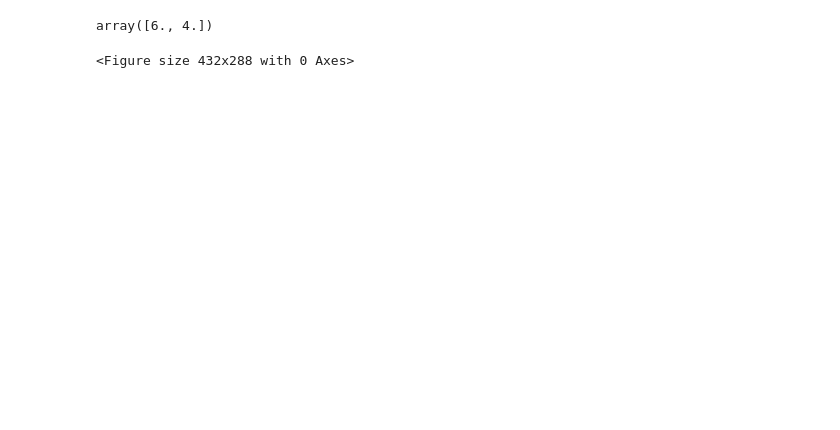
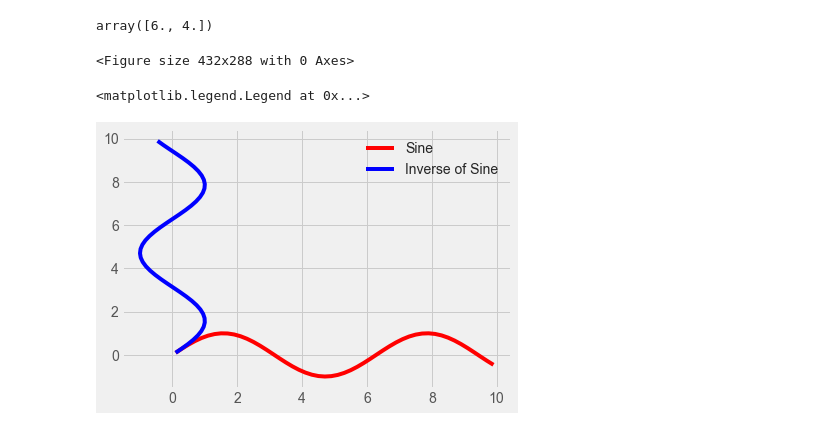
Before and after one commit to kazimosiurahman/Data_viz, a Jupyter notebook: data_viz.ipynb, the cells around one changed output. Cells and saved outputs as stored; diff of their text form; code cells hidden in the pictures; blank space fills up the shorter version.

```diff
--- a/data_viz.ipynb
+++ b/data_viz.ipynb
@@ -185,3 +186,12 @@ fig.properties()['size_inches']
 # %% [output]
 array([6., 4.])
 <Figure size 432x288 with 0 Axes>
+# %%
+fig = plt.figure()
+ax = fig.add_axes([0.1,0.1,0.9,0.9])
+ax.plot(x,y,'r',label='Sine')
+ax.plot(y,x,'b',label='Inverse of Sine')
+ax.legend()
+# %% [output]
+<matplotlib.legend.Legend at 0x...>
+[figure, added]
```
Also changed, not shown: parts of 1 cell of this notebook.
